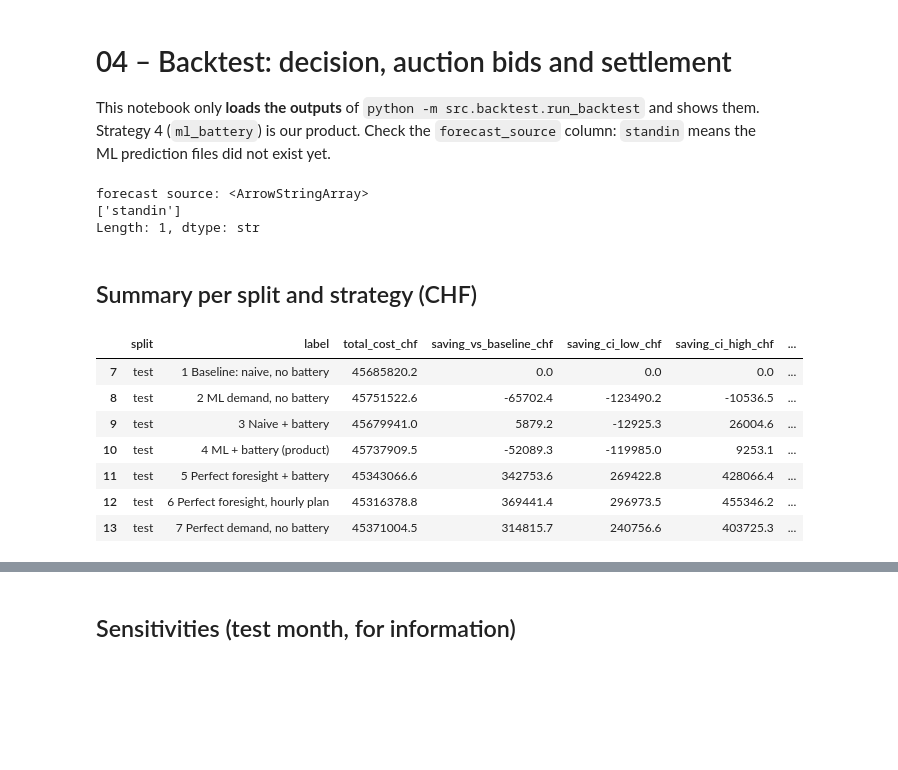
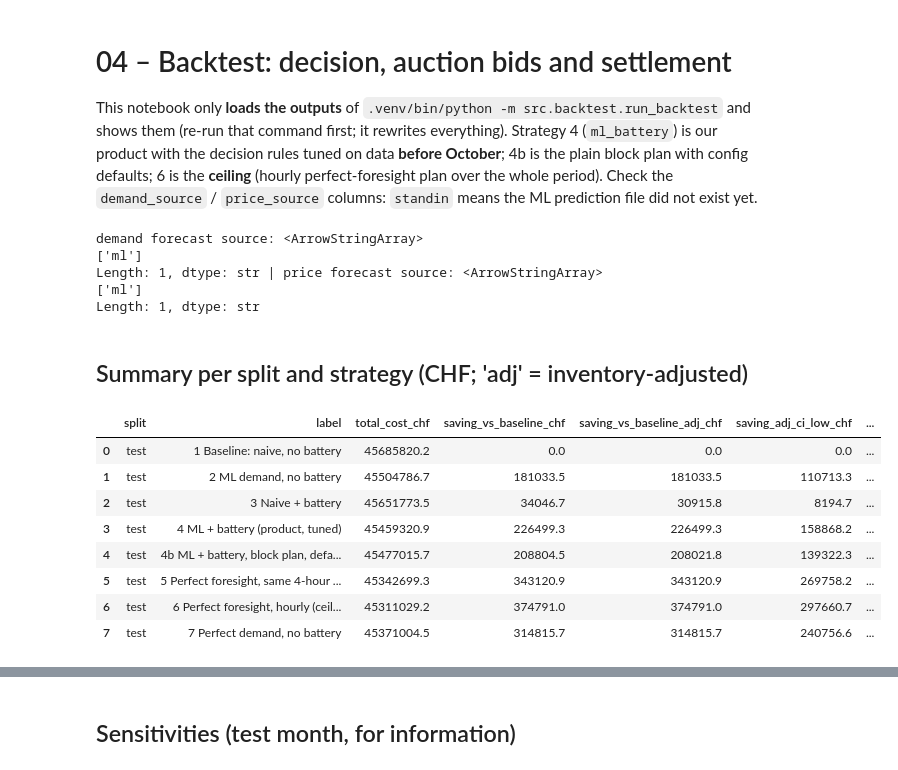
Before and after one commit to nicolasgarbea-lang/Data-analysis-and-processes, a Jupyter notebook: notebooks/04_backtest.ipynb, the cells around one changed output, grey strips where cells are left out. Saved outputs shown, nothing was run; the diff lists cells and outputs as text; code cells hidden in the pictures; blank space fills up the shorter version.

```diff
--- a/notebooks/04_backtest.ipynb
+++ b/notebooks/04_backtest.ipynb
@@ -1,7 +1,9 @@
 # %% [markdown]
 # 04 – Backtest: decision, auction bids and settlement
 
-This notebook only **loads the outputs** of `python -m src.backtest.run_backtest` and shows them. Strategy 4 (`ml_battery`) is our product. Check the `forecast_source` column: `standin` means the ML prediction files did not exist yet.
+This notebook only **loads the outputs** of `.venv/bin/python -m src.backtest.run_backtest` and shows them (re-run that command first; it rewrites everything).
+Strategy 4 (`ml_battery`) is our product with the decision rules tuned on data **before October**; 4b is the plain block plan with config defaults; 6 is the **ceiling** (hourly perfect-foresight plan over the whole period).
+Check the `demand_source` / `price_source` columns: `standin` means the ML prediction file did not exist yet.
 # %%
 import os, sys
 from pathlib import Path
@@ -9,28 +11,31 @@ ROOT = Path.cwd().parent if Path.cwd().name == 'notebooks' else Path.cwd()
 os.chdir(ROOT); sys.path.insert(0, str(ROOT))
 import pandas as pd
 from IPython.display import Image, Markdown, display
-pd.set_option('display.width', 200); pd.set_option('display.max_columns', 30)
+pd.set_option('display.width', 200); pd.set_option('display.max_columns', 40)
 summary = pd.read_csv('reports/backtest_summary.csv')
-print('forecast source:', summary['forecast_source'].unique())
+print('demand forecast source:', summary['demand_source'].unique(), '| price forecast source:', summary['price_source'].unique())
 # %% [output]
-forecast source: <ArrowStringArray>
-['standin']
+demand forecast source: <ArrowStringArray>
+['ml']
+Length: 1, dtype: str | price forecast source: <ArrowStringArray>
+['ml']
 Length: 1, dtype: str
 # %% [markdown]
-## Summary per split and strategy (CHF)
+## Summary per split and strategy (CHF; 'adj' = inventory-adjusted)
 # %%
-cols = ['split','label','total_cost_chf','saving_vs_baseline_chf','saving_ci_low_chf','saving_ci_high_chf','pct_perfect_captured',
-        'battery_value_chf','pct_battery_value_captured','imbalance_penalty_chf','wear_cost_chf','cycles','days_battery_idle','share_charge_cleared']
+cols = ['split','label','total_cost_chf','saving_vs_baseline_chf','saving_vs_baseline_adj_chf','saving_adj_ci_low_chf','saving_adj_ci_high_chf',
+        'pct_perfect_captured','battery_value_adj_chf','pct_battery_value_captured','inventory_change_mwh','imbalance_penalty_chf','cycles','days_battery_idle','share_charge_cleared']
 summary[summary.split=='test'][cols].round(1)
 # %% [output]
-|  | split | label | total_cost_chf | saving_vs_baseline_chf | saving_ci_low_chf | saving_ci_high_chf | ... |
-| 7 | test | 1 Baseline: naive, no battery | 45685820.2 | 0.0 | 0.0 | 0.0 | ... |
-| 8 | test | 2 ML demand, no battery | 45751522.6 | -65702.4 | -123490.2 | -10536.5 | ... |
-| 9 | test | 3 Naive + battery | 45679941.0 | 5879.2 | -12925.3 | 26004.6 | ... |
-| 10 | test | 4 ML + battery (product) | 45737909.5 | -52089.3 | -119985.0 | 9253.1 | ... |
-| 11 | test | 5 Perfect foresight + battery | 45343066.6 | 342753.6 | 269422.8 | 428066.4 | ... |
-| 12 | test | 6 Perfect foresight, hourly plan | 45316378.8 | 369441.4 | 296973.5 | 455346.2 | ... |
-| 13 | test | 7 Perfect demand, no battery | 45371004.5 | 314815.7 | 240756.6 | 403725.3 | ... |
+|  | split | label | total_cost_chf | saving_vs_baseline_chf | saving_vs_baseline_adj_chf | saving_adj_ci_low_chf | ... |
+| 0 | test | 1 Baseline: naive, no battery | 45685820.2 | 0.0 | 0.0 | 0.0 | ... |
+| 1 | test | 2 ML demand, no battery | 45504786.7 | 181033.5 | 181033.5 | 110713.3 | ... |
+| 2 | test | 3 Naive + battery | 45651773.5 | 34046.7 | 30915.8 | 8194.7 | ... |
+| 3 | test | 4 ML + battery (product, tuned) | 45459320.9 | 226499.3 | 226499.3 | 158868.2 | ... |
+| 4 | test | 4b ML + battery, block plan, defa... | 45477015.7 | 208804.5 | 208021.8 | 139322.3 | ... |
+| 5 | test | 5 Perfect foresight, same 4-hour ... | 45342699.3 | 343120.9 | 343120.9 | 269758.2 | ... |
+| 6 | test | 6 Perfect foresight, hourly (ceil... | 45311029.2 | 374791.0 | 374791.0 | 297660.7 | ... |
+| 7 | test | 7 Perfect demand, no battery | 45371004.5 | 314815.7 | 314815.7 | 240756.6 | ... |
 # %%
 summary[summary.split=='val'][cols].round(1)
 # %% [output]
```
Also changed, not shown: parts of 17 cells of this notebook, 52 other files.
